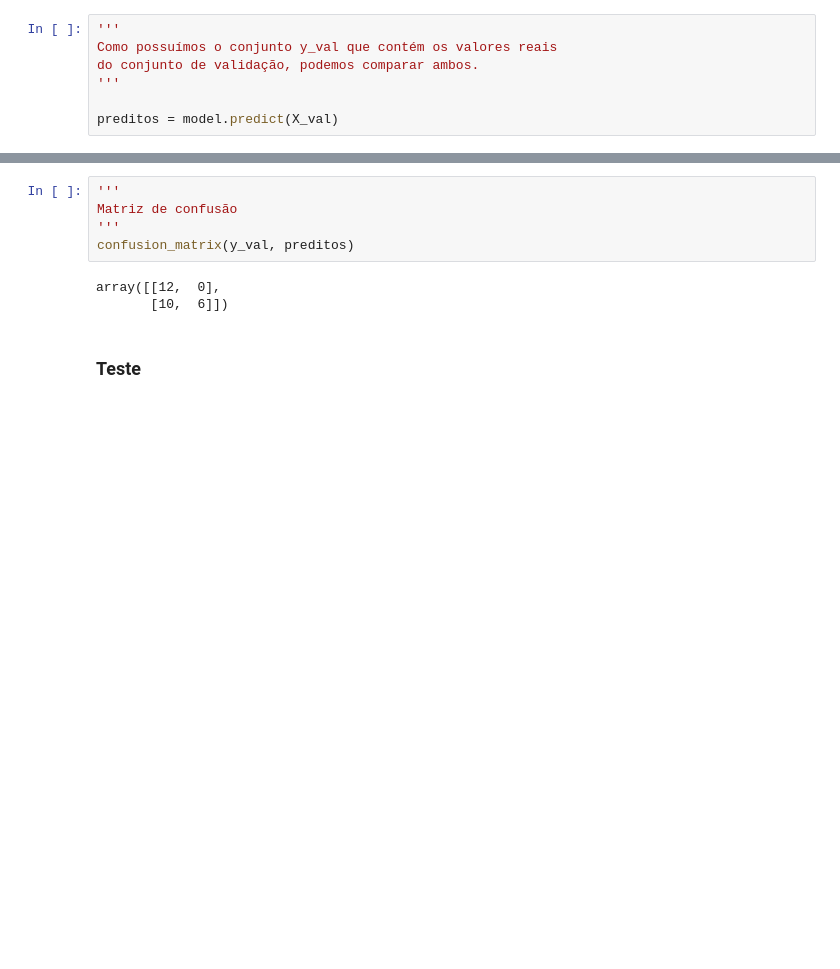
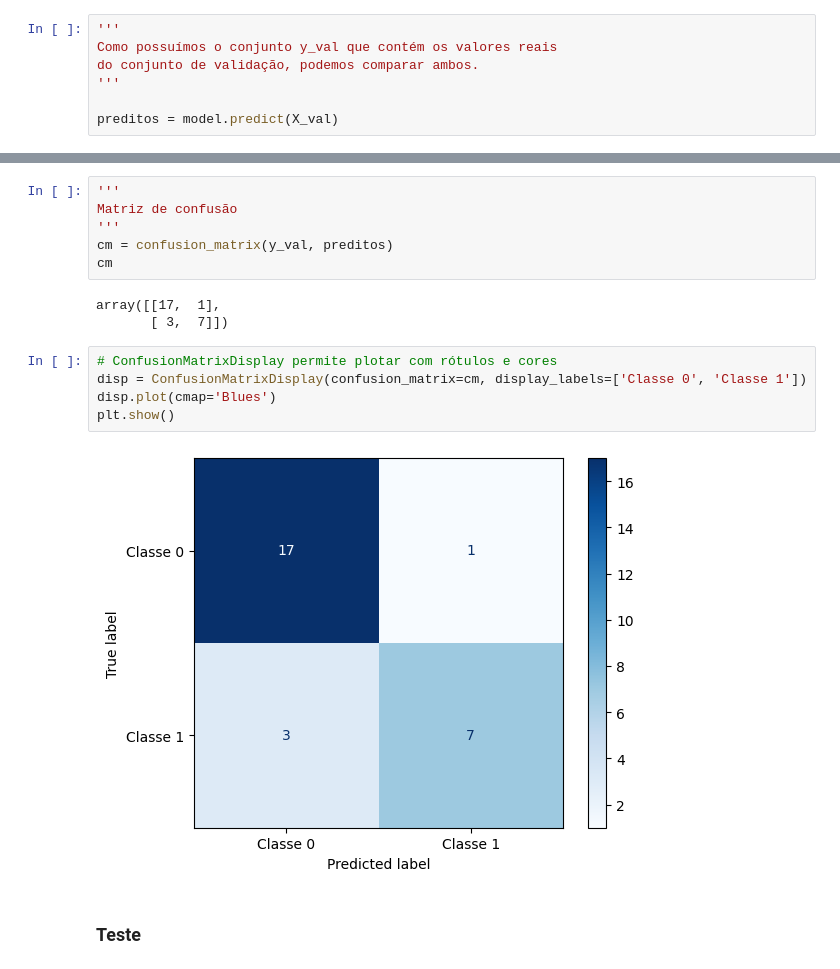
Before and after one commit to AlexandreAlvesUnipam/ml-supervised-dev, a Jupyter notebook: notebooks/logistic_regression.ipynb, the cells around one changed output, grey strips where cells are left out. Drawn from its saved outputs; the diff is of its cells as text; blank space fills up the shorter version.

```diff
--- a/notebooks/logistic_regression.ipynb
+++ b/notebooks/logistic_regression.ipynb
@@ -172,10 +174,18 @@ weighted avg       0.81      0.64      0.61        28
 '''
 Matriz de confusão
 '''
-confusion_matrix(y_val, preditos)
+cm = confusion_matrix(y_val, preditos)
+cm
 # %% [output]
-array([[12,  0],
-       [10,  6]])
+array([[17,  1],
+       [ 3,  7]])
+# %%
+# ConfusionMatrixDisplay permite plotar com rótulos e cores
+disp = ConfusionMatrixDisplay(confusion_matrix=cm, display_labels=['Classe 0', 'Classe 1'])
+disp.plot(cmap='Blues')
+plt.show()
+# %% [output]
+[figure, added]
 # %% [markdown]
 ### Teste
 # %%
```
Also changed, not shown: parts of 7 cells of this notebook, 1 other file.
